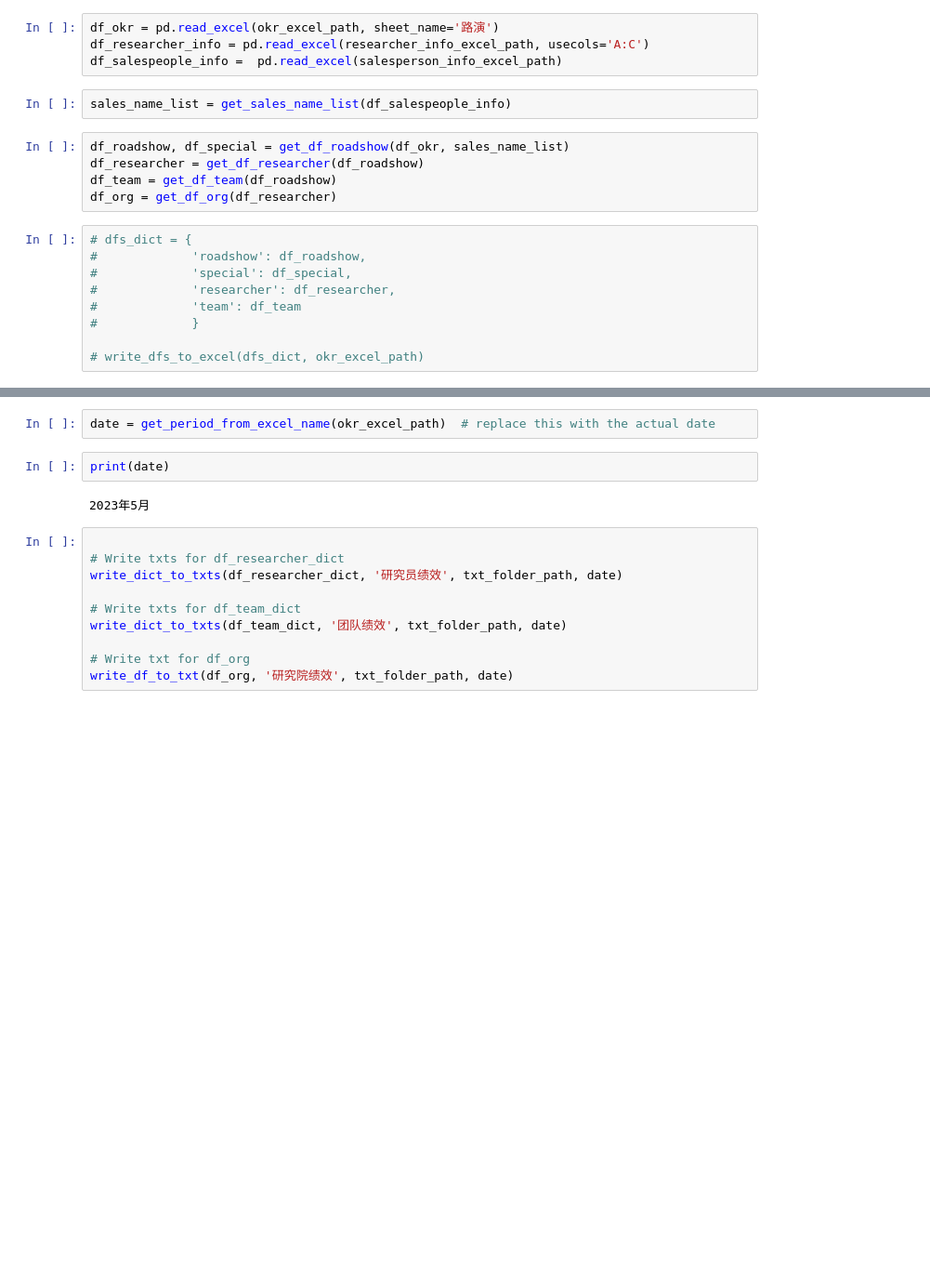
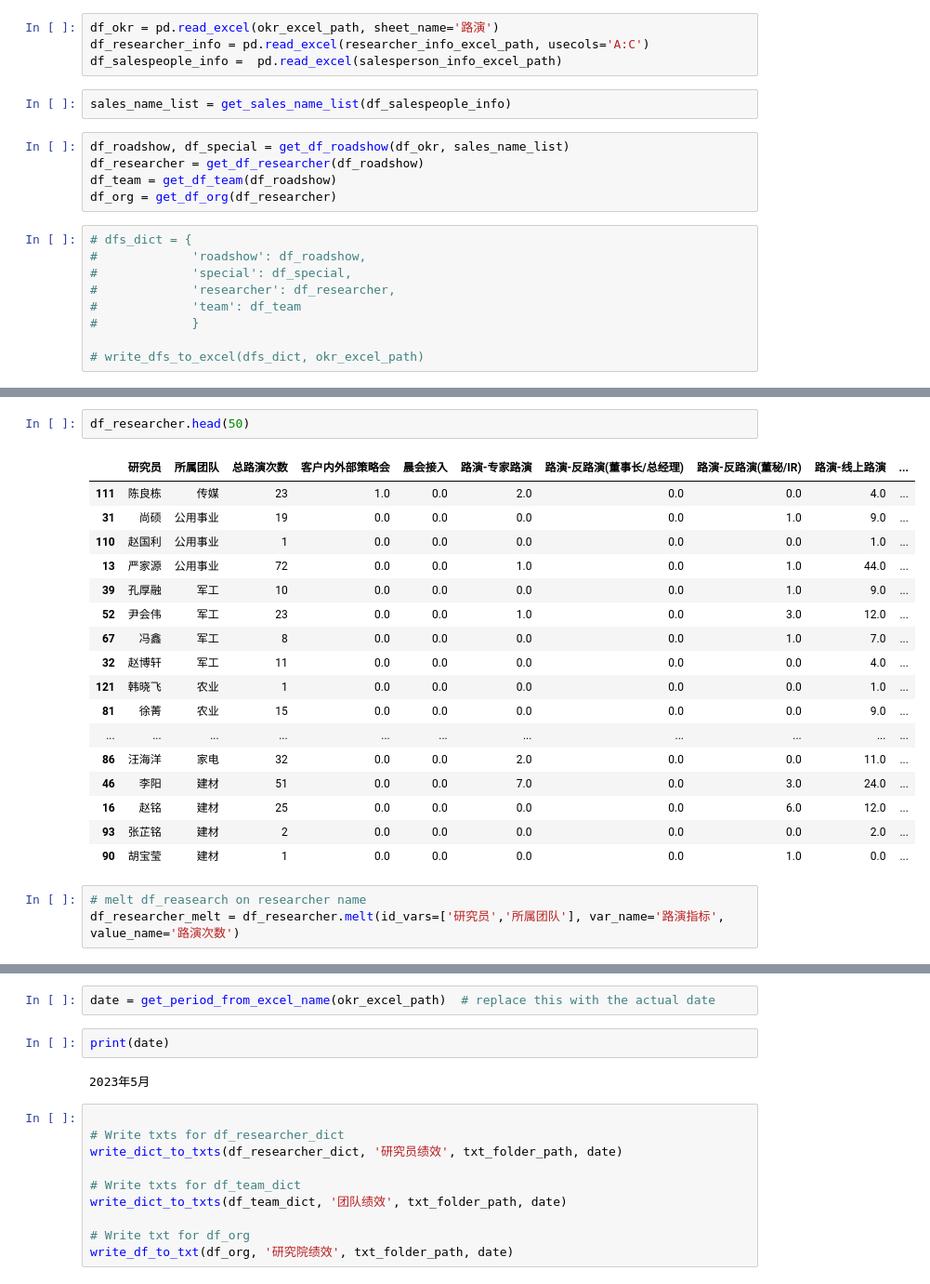
Before and after one commit to OuHaoyun/okr-evaluation, a Jupyter notebook: okr-eval-v2.ipynb, the cells around one changed output, grey strips where cells are left out. Shown at 93% size. Saved outputs shown, nothing was run; the diff lists cells and outputs as text; blank space fills up the shorter version.

```diff
--- a/okr-eval-v2.ipynb
+++ b/okr-eval-v2.ipynb
@@ -32,0 +35,23 @@ df_team_dict = get_df_dict(df_team, ['所属团队'], '路演指标', '路演次
+# %%
+df_researcher.head(50)
+# %% [output]
+|  | 研究员 | 所属团队 | 总路演次数 | 客户内外部策略会 | 晨会接入 | 路演-专家路演 | 路演-反路演(董事长/总经理) | 路演-反路演(董秘/IR) | 路演-线上路演 | ... |
+| 111 | 陈良栋 | 传媒 | 23 | 1.0 | 0.0 | 2.0 | 0.0 | 0.0 | 4.0 | ... |
+| 31 | 尚硕 | 公用事业 | 19 | 0.0 | 0.0 | 0.0 | 0.0 | 1.0 | 9.0 | ... |
+| 110 | 赵国利 | 公用事业 | 1 | 0.0 | 0.0 | 0.0 | 0.0 | 0.0 | 1.0 | ... |
+| 13 | 严家源 | 公用事业 | 72 | 0.0 | 0.0 | 1.0 | 0.0 | 1.0 | 44.0 | ... |
+| 39 | 孔厚融 | 军工 | 10 | 0.0 | 0.0 | 0.0 | 0.0 | 1.0 | 9.0 | ... |
+| 52 | 尹会伟 | 军工 | 23 | 0.0 | 0.0 | 1.0 | 0.0 | 3.0 | 12.0 | ... |
+| 67 | 冯鑫 | 军工 | 8 | 0.0 | 0.0 | 0.0 | 0.0 | 1.0 | 7.0 | ... |
+| 32 | 赵博轩 | 军工 | 11 | 0.0 | 0.0 | 0.0 | 0.0 | 0.0 | 4.0 | ... |
+| 121 | 韩晓飞 | 农业 | 1 | 0.0 | 0.0 | 0.0 | 0.0 | 0.0 | 1.0 | ... |
+| 81 | 徐菁 | 农业 | 15 | 0.0 | 0.0 | 0.0 | 0.0 | 0.0 | 9.0 | ... |
+| ... | ... | ... | ... | ... | ... | ... | ... | ... | ... | ... |
+| 86 | 汪海洋 | 家电 | 32 | 0.0 | 0.0 | 2.0 | 0.0 | 0.0 | 11.0 | ... |
+| 46 | 李阳 | 建材 | 51 | 0.0 | 0.0 | 7.0 | 0.0 | 3.0 | 24.0 | ... |
+| 16 | 赵铭 | 建材 | 25 | 0.0 | 0.0 | 0.0 | 0.0 | 6.0 | 12.0 | ... |
+| 93 | 张芷铭 | 建材 | 2 | 0.0 | 0.0 | 0.0 | 0.0 | 0.0 | 2.0 | ... |
+| 90 | 胡宝莹 | 建材 | 1 | 0.0 | 0.0 | 0.0 | 0.0 | 1.0 | 0.0 | ... |
+# %%
+# melt df_reasearch on researcher name
+df_researcher_melt = df_researcher.melt(id_vars=['研究员','所属团队'], var_name='路演指标', value_name='路演次数')
```
Also changed, not shown: parts of 7 cells of this notebook, 1 other file.
